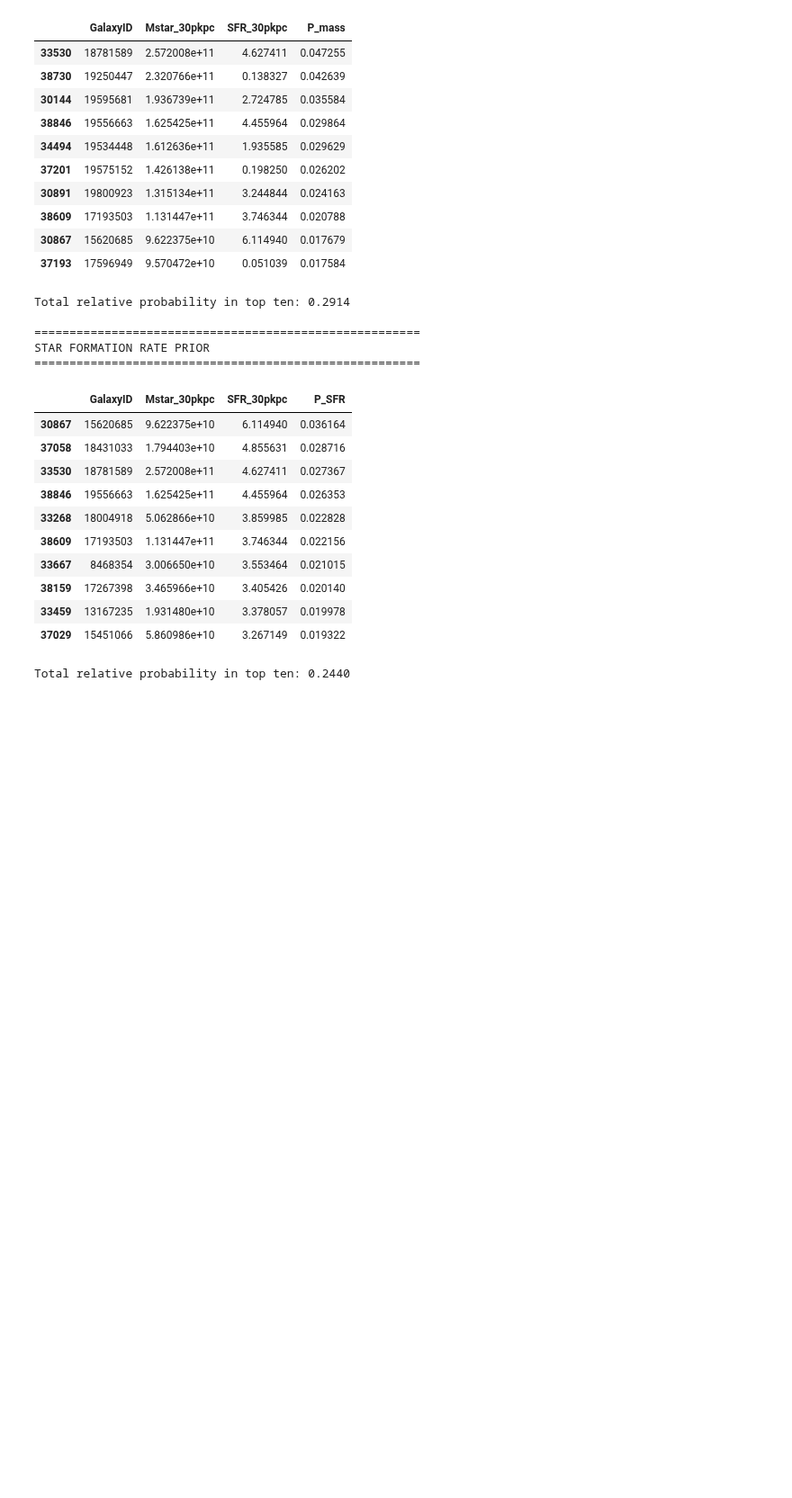
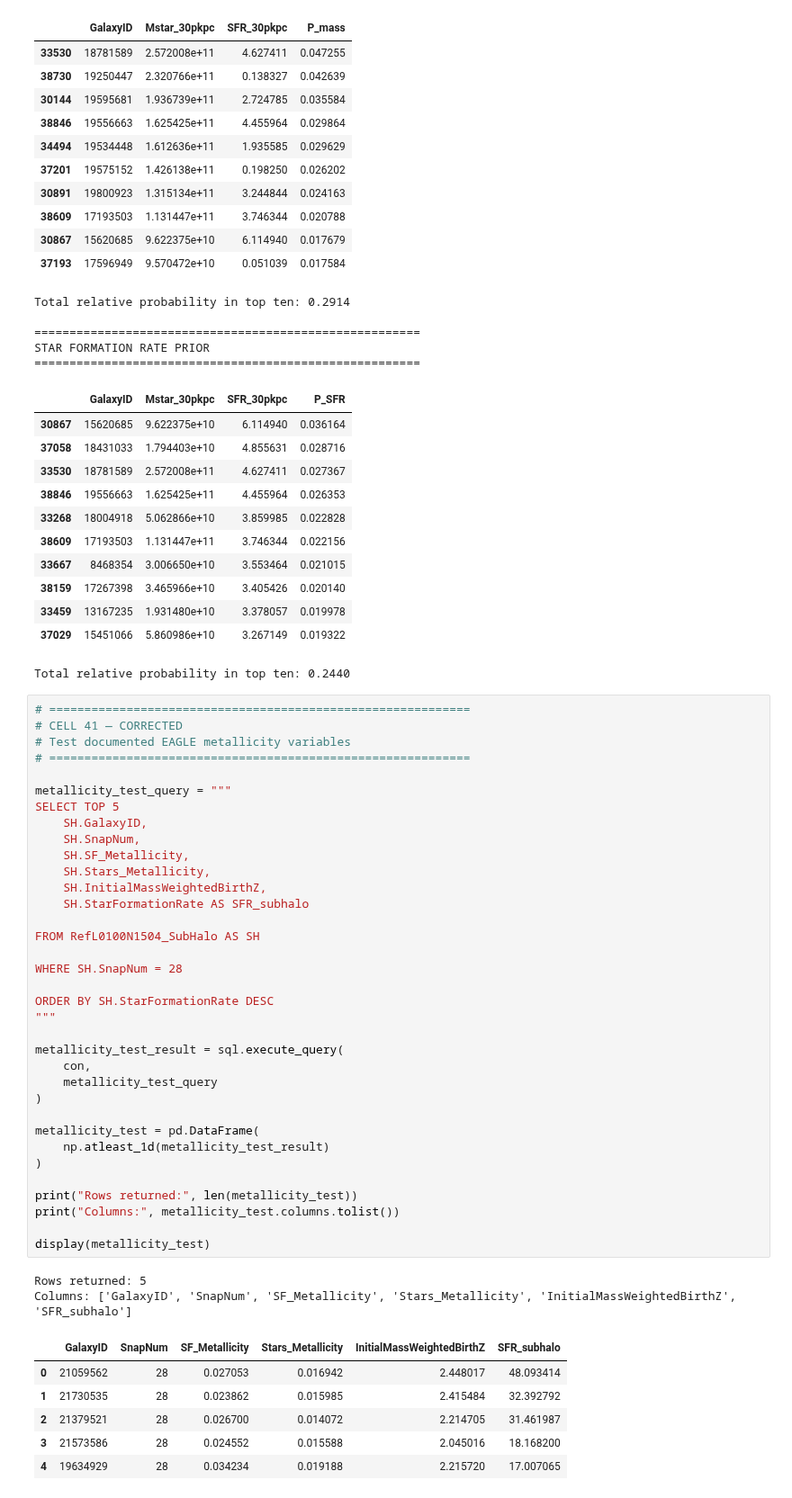
Before and after one commit to saatour/GW170817, a Jupyter notebook: 20261013_EAGLE_simulation_analysis_Chapter6.ipynb, the cells around one changed output. Shown at 90% size. Saved outputs shown, nothing was run; the diff lists cells and outputs as text; blank space fills up the shorter version.

```diff
--- a/20261013_EAGLE_simulation_analysis_Chapter6.ipynb
+++ b/20261013_EAGLE_simulation_analysis_Chapter6.ipynb
@@ -2279,3 +2279,47 @@ STAR FORMATION RATE PRIOR
 | 33459 | 13167235 | 1.931480e+10 | 3.378057 | 0.019978 |
 | 37029 | 15451066 | 5.860986e+10 | 3.267149 | 0.019322 |
 Total relative probability in top ten: 0.2440
+# %%
+# ============================================================
+# CELL 41 — CORRECTED
+# Test documented EAGLE metallicity variables
+# ============================================================
+
+metallicity_test_query = """
+SELECT TOP 5
+    SH.GalaxyID,
+    SH.SnapNum,
+    SH.SF_Metallicity,
+    SH.Stars_Metallicity,
+    SH.InitialMassWeightedBirthZ,
+    SH.StarFormationRate AS SFR_subhalo
+
+FROM RefL0100N1504_SubHalo AS SH
+
+WHERE SH.SnapNum = 28
+
+ORDER BY SH.StarFormationRate DESC
+"""
+
+metallicity_test_result = sql.execute_query(
+    con,
+    metallicity_test_query
+)
+
+metallicity_test = pd.DataFrame(
+    np.atleast_1d(metallicity_test_result)
+)
+
+print("Rows returned:", len(metallicity_test))
+print("Columns:", metallicity_test.columns.tolist())
+
+display(metallicity_test)
+# %% [output]
+Rows returned: 5
+Columns: ['GalaxyID', 'SnapNum', 'SF_Metallicity', 'Stars_Metallicity', 'InitialMassWeightedBirthZ', 'SFR_subhalo']
+|  | GalaxyID | SnapNum | SF_Metallicity | Stars_Metallicity | InitialMassWeightedBirthZ | SFR_subhalo |
+| 0 | 21059562 | 28 | 0.027053 | 0.016942 | 2.448017 | 48.093414 |
+| 1 | 21730535 | 28 | 0.023862 | 0.015985 | 2.415484 | 32.392792 |
+| 2 | 21379521 | 28 | 0.026700 | 0.014072 | 2.214705 | 31.461987 |
+| 3 | 21573586 | 28 | 0.024552 | 0.015588 | 2.045016 | 18.168200 |
+| 4 | 19634929 | 28 | 0.034234 | 0.019188 | 2.215720 | 17.007065 |
```
Also changed, not shown: parts of 2 cells of this notebook.
